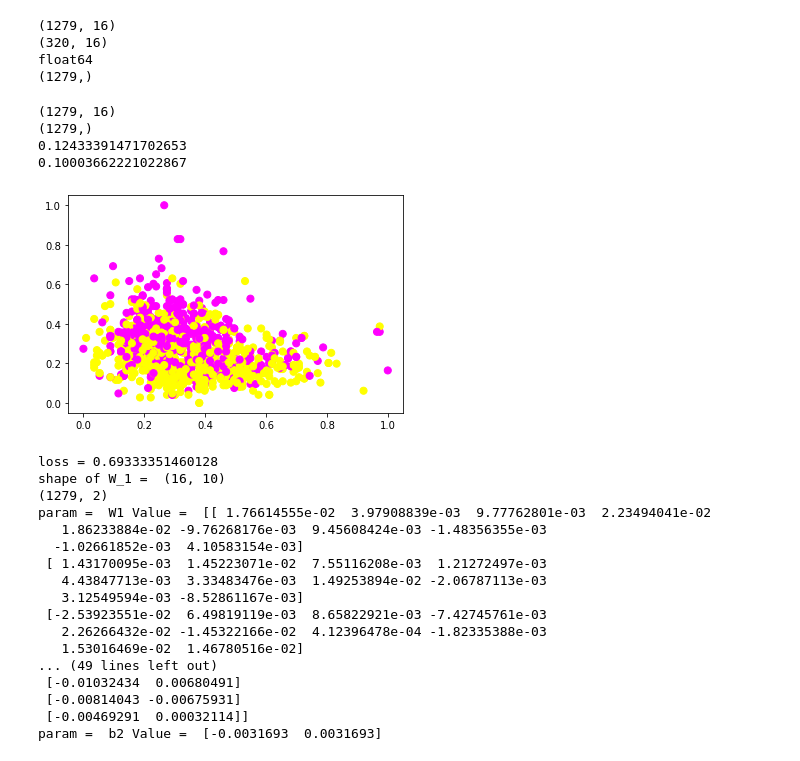
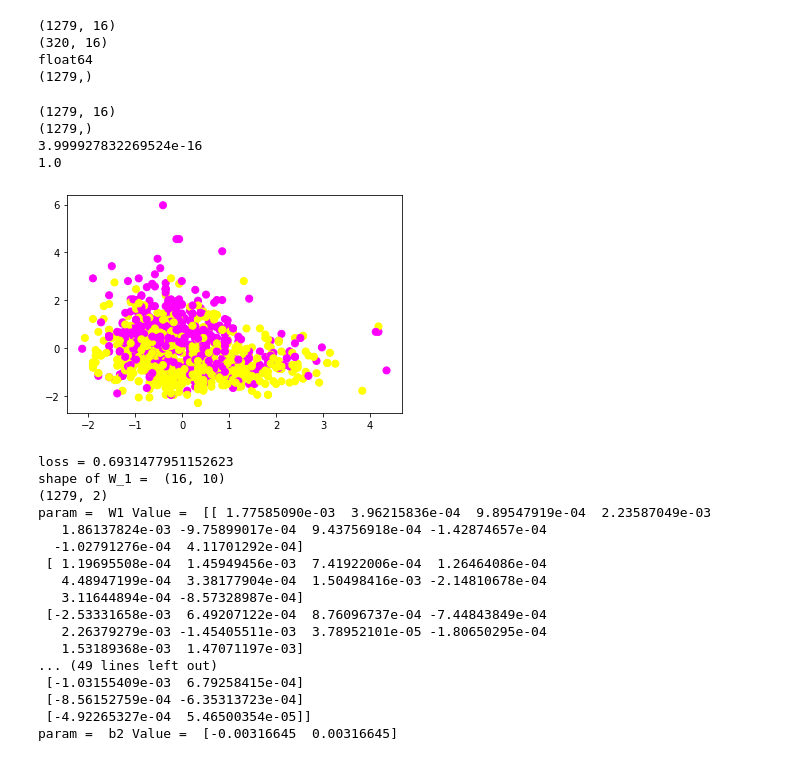
Before and after one commit to kartiksrinivas007/Epoch-Project-2022, a Jupyter notebook: Neural_Network.ipynb, the cells around one changed output. Cells and saved outputs as stored; diff of their text form; code cells hidden in the pictures.

```diff
--- a/Neural_Network.ipynb
+++ b/Neural_Network.ipynb
@@ -52,23 +51,23 @@ print(y_train.shape)
 float64
 (1279,)
 # %%
-x_max = np.max(x_train, axis = 0)
-x_min = np.min(x_train, axis = 0)
-x_train = (x_train - x_min) / (x_max - x_min)
-# mu = x_train.mean(axis = 0)
-# sigma = x_train.std(axis = 0)
-# x_train  = (x_train - x_train.mean(axis = 0))/x_train.std(axis = 0)
-mu = x_min
-sigma = (x_max - x_min)
+# x_max = np.max(x_train, axis = 0)
+# x_min = np.min(x_train, axis = 0)
+# x_train = (x_train - x_min) / (x_max - x_min)
+mu = x_train.mean(axis = 0)
+sigma = x_train.std(axis = 0)
+x_train  = (x_train - x_train.mean(axis = 0))/x_train.std(axis = 0)
+# mu = x_min
+# sigma = (x_max - x_min)
 print(x_train.shape)
 print(y_train.shape)
 plt.scatter(x_train[:, 0], x_train[:, 1], c=y_train, s=50, cmap='spring')
 print(x_train[:,3].mean())
 print(x_train[:,3].std())
 plt.show()
 # %% [output]
 (1279, 16)
 (1279,)
-0.12433391471702653
-0.10003662221022867
+3.999927832269524e-16
+1.0
-[figure, old version]
+[figure, new version]
@@ -141,20 +94,20 @@ for param,value in Model.params.items():
 
 # print((Model.params))
 # %% [output]
-loss = 0.69333351460128
+loss = 0.6931477951152623
 shape of W_1 =  (16, 10)
 (1279, 2)
-param =  W1 Value =  [[ 1.76614555e-02  3.97908839e-03  9.77762801e-03  2.23494041e-02
-   1.86233884e-02 -9.76268176e-03  9.45608424e-03 -1.48356355e-03
-  -1.02661852e-03  4.10583154e-03]
- [ 1.43170095e-03  1.45223071e-02  7.55116208e-03  1.21272497e-03
-   4.43847713e-03  3.33483476e-03  1.49253894e-02 -2.06787113e-03
-   3.12549594e-03 -8.52861167e-03]
- [-2.53923551e-02  6.49819119e-03  8.65822921e-03 -7.42745761e-03
-   2.26266432e-02 -1.45322166e-02  4.12396478e-04 -1.82335388e-03
-   1.53016469e-02  1.46780516e-02]
+param =  W1 Value =  [[ 1.77585090e-03  3.96215836e-04  9.89547919e-04  2.23587049e-03
+   1.86137824e-03 -9.75899017e-04  9.43756918e-04 -1.42874657e-04
+  -1.02791276e-04  4.11701292e-04]
+ [ 1.19695508e-04  1.45949456e-03  7.41922006e-04  1.26464086e-04
+   4.48947199e-04  3.38177904e-04  1.50498416e-03 -2.14810678e-04
+   3.11644894e-04 -8.57328987e-04]
+ [-2.53331658e-03  6.49207122e-04  8.76096737e-04 -7.44843849e-04
+   2.26379279e-03 -1.45405511e-03  3.78952101e-05 -1.80650295e-04
+   1.53189368e-03  1.47071197e-03]
 ... (49 lines left out)
- [-0.01032434  0.00680491]
- [-0.00814043 -0.00675931]
- [-0.00469291  0.00032114]]
-param =  b2 Value =  [-0.0031693  0.0031693]
+ [-1.03155409e-03  6.79258415e-04]
+ [-8.56152759e-04 -6.35313723e-04]
+ [-4.92265327e-04  5.46500354e-05]]
+param =  b2 Value =  [-0.00316645  0.00316645]
```
Also changed, not shown: parts of 17 cells of this notebook, 11 other files.
